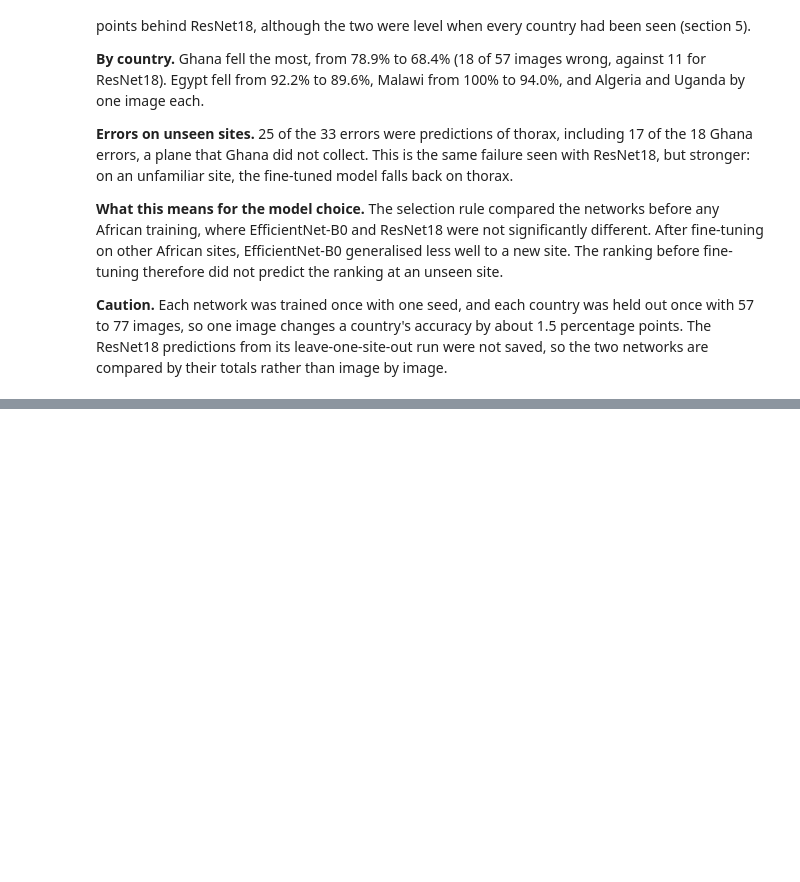
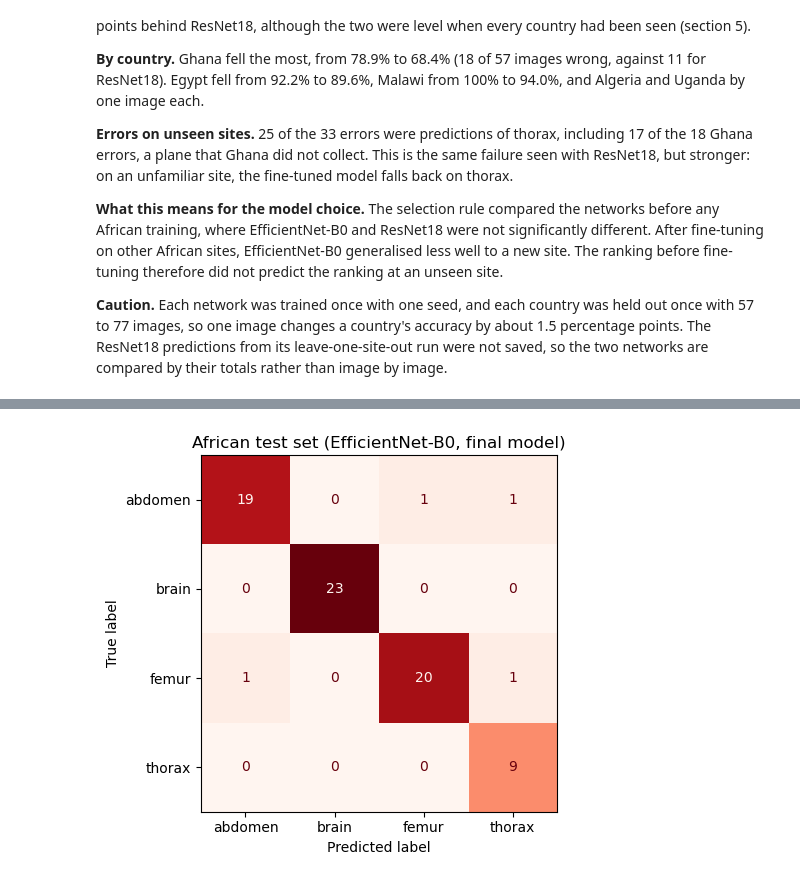
Before and after one commit to odunayoakinlade/fetal-ultrasound-plane-classification, a Jupyter notebook: phase3_modelling/notebooks/efficientnet_training.ipynb, the cells around one changed output, grey strips where cells are left out. Cells and saved outputs as stored; diff of their text form; code cells hidden in the pictures; blank space fills up the shorter version.

Commit message:
Add EfficientNet-B0 test set evaluation and tidy notebook wording

```diff
--- a/phase3_modelling/notebooks/efficientnet_training.ipynb
+++ b/phase3_modelling/notebooks/efficientnet_training.ipynb
@@ -338,0 +345,15 @@ Misclassified images: 33 | of these, correct for the Spanish model: 17
+# %%
+from sklearn.metrics import classification_report
+
+test = african_clean[african_clean["partition"] == "test"]
+test_images = african_images[test.index]
+test_labels = test["label"].to_numpy()
+test_loader = make_loader(test_images, test_labels)
+
+final_model = load_model(MODELS / f"african_finetuned_{ARCH}.pt", device, arch=ARCH)
+resnet_model = load_model(MODELS / "african_finetuned.pt", device, arch="resnet18")
+
+_, test_pred, test_prob = predict(final_model, test_loader, device)
+_, test_pred_spanish, _ = predict(spanish_model, test_loader, device)
+_, test_pred_resnet, _ = predict(resnet_model, test_loader, device)
+pd.crosstab(test["Center"], test["Plane"], margins=True)
@@ -338,0 +442,10 @@ Misclassified images: 33 | of these, correct for the Spanish model: 17
+# %%
+fig, ax = plt.subplots(figsize=(5, 4.5))
+ConfusionMatrixDisplay.from_predictions(test_labels, test_pred, labels=range(len(PLANES)),
+                                        display_labels=SHORT_NAMES, cmap="Reds", ax=ax, colorbar=False)
+ax.set_title("African test set (EfficientNet-B0, final model)")
+plt.tight_layout()
+plt.savefig(FIGURES / "fig9_3_confusion_matrix_efficientnet_test.png", dpi=300, bbox_inches="tight")
+plt.show()
+# %% [output]
+[figure, added]
```
Also changed, not shown: parts of 9 cells of this notebook, 3 other files.
